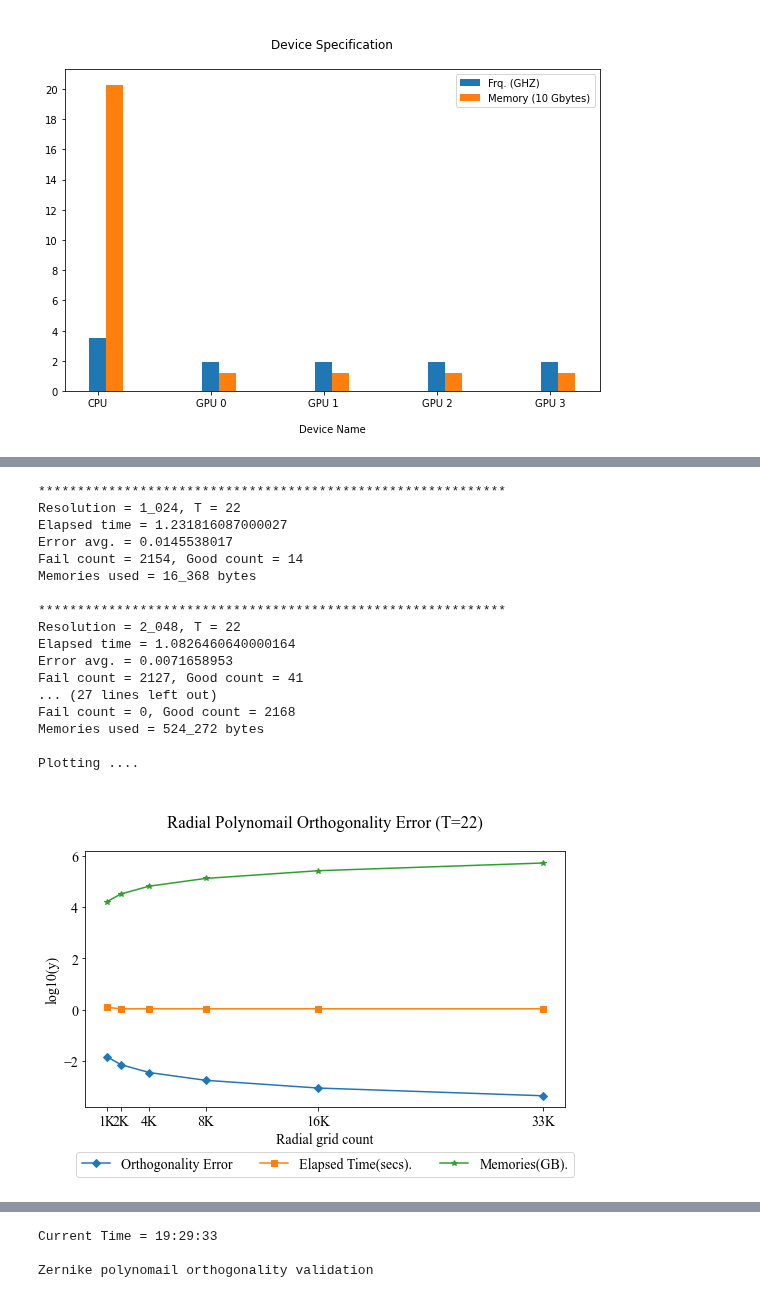
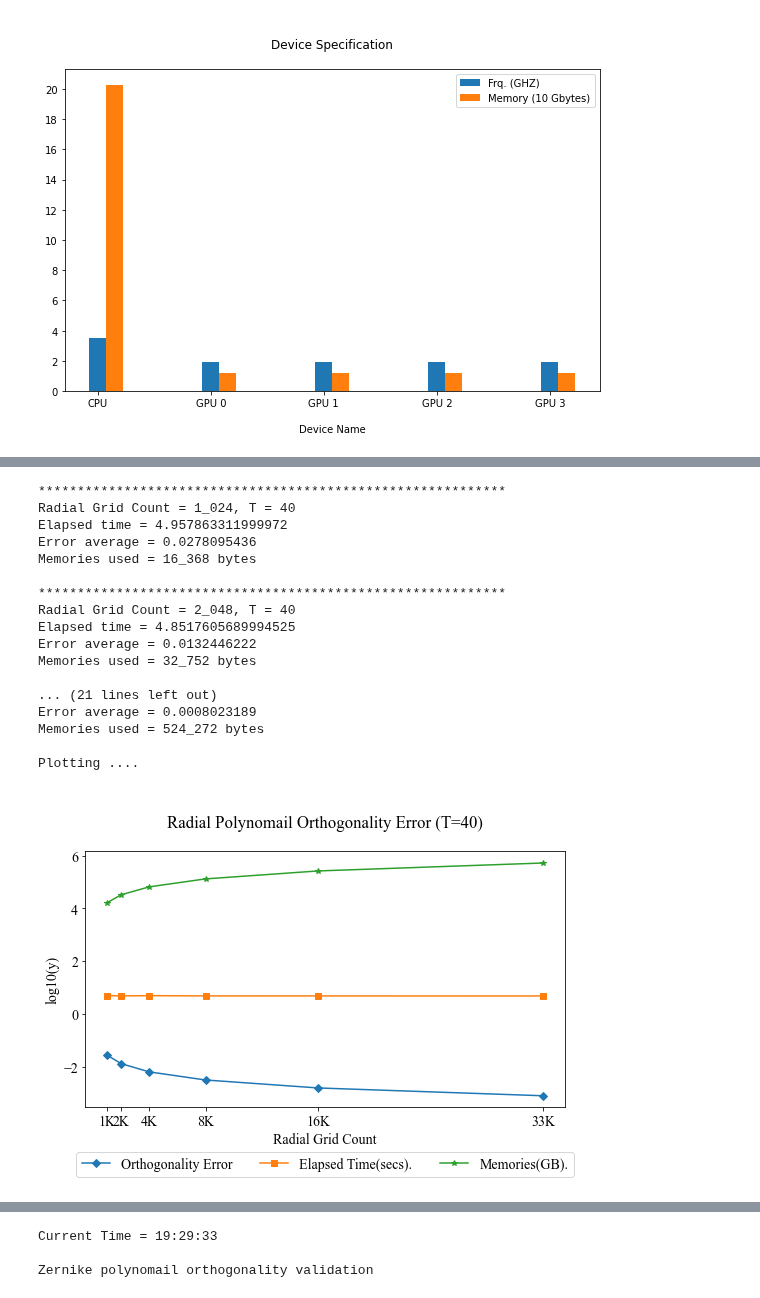
Before and after one commit to sunabove/Zernike, a Jupyter notebook: AZernike.ipynb, the cells around one changed output, grey strips where cells are left out. Cells and saved outputs as stored; diff of their text form; code cells hidden in the pictures.

```diff
--- a/AZernike.ipynb
+++ b/AZernike.ipynb
@@ -121,7 +122,7 @@ datas.append( { "order" : (6, 4), "coeffs" : [6, -5] })
 plt.rcParams["font.family"] = "Times New Roman"
 plt.rcParams["font.size"] = "14"
 row_cnt = 3; col_cnt = 2
-fig, charts = plt.subplots( row_cnt, col_cnt, figsize=( 8.05*col_cnt, 5*row_cnt) )
+fig, charts = plt.subplots( row_cnt, col_cnt, figsize=( 8.05*col_cnt, 6.3*row_cnt) )
 charts = charts.flatten() if row_cnt*col_cnt > 1 else [ charts ]
 
 step = 1/30
@@ -146,18 +147,20 @@ for data in datas :
     pass
 
     chart = charts[q]
-    chart.plot( cupy.asnumpy( rho ), cupy.asnumpy( r_pl_analytic ), linestyle="solid" )
-    chart.plot( cupy.asnumpy( rho ), cupy.asnumpy( r_pl_numeric ), markers[p], label=f"R{p}{q}" )
+    chart.plot( cupy.asnumpy( rho ), cupy.asnumpy( r_pl_analytic ), linestyle="solid", label=f"R{p}{q} Analytic" )
+    chart.plot( cupy.asnumpy( rho ), cupy.asnumpy( r_pl_numeric ), markers[p], label=f"R{p}{q} Numeric" )
     chart.set_xlim(  0, 1 )
-    chart.set_ylim( -1, 1 )
+    chart.set_ylim( -1.1, 1.1 )
     chart.set_xlabel( "ρ" )
     chart.set_ylabel( f"Rp{q}(ρ)" )
     chart.set_title( f"\nq = {q}\n" )
     chart.legend()
-    #chart.legend(loc='upper left', bbox_to_anchor=(0.5, 0.1), fancybox=True, shadow=0, ncol=len(datas)//2)
+    chart.legend(loc="upper center", bbox_to_anchor=(0.5, -0.15), ncol=3)
 pass
 
-plt.tight_layout(); plt.show()
+plt.tight_layout();
+plt.savefig( f"./result/zernike_01_radial_function.png" )
+plt.show()
 #print( f"rho = {rho}" )
 
 print( "Done.")
@@ -191,14 +194,13 @@ else :
     import numpy as np
 pass
 
-def validte_radial_polynomial( T = 6, use_hash = 0) :
+def validte_radial_polynomial( T = 6, use_hash = 0, debug=0) :
     print_curr_time()
 
     print( "Radial polynomail orthogonality validation" )
 
     numpy.set_printoptions(suppress=1)
 
-    debug = 1
     error_avgs = []
     elapsed_list = []
 
@@ -206,17 +208,10 @@ def validte_radial_polynomial( T = 6, use_hash = 0) :
     memories = []
 
     for grid_count in tqdm( resolutions, desc="Resolution" ):
-
-        if debug :
-            print( line2 )
-            print( f"Resolution = {grid_count:_}, T = {T}" )
-        pass
-
         then = perf_counter()
 
         dr = 1.0/grid_count
 
-        #rho = np.arange( 0, 1 + dr, dr )
         rho = np.linspace( 0, 1 + dr, grid_count )
         rho = rho[ np.where( rho <= 1 ) ]
 
@@ -276,9 +271,11 @@ def validte_radial_polynomial( T = 6, use_hash = 0) :
         elapsed_list.append( elapsed )
 
         if debug :
+            print( line2 )
+            print( f"Radial Grid Count = {grid_count:_}, T = {T}" )
             print( f"Elapsed time = { elapsed }" )
-            print( f"Error avg. = {error_avg:.10f}" )
-            print( f"Fail count = {fail_cnt}, Good count = {good_cnt}", flush="True" )
+            print( f"Error average = {error_avg:.10f}" )
+            #print( f"Fail count = {fail_cnt}, Good count = {good_cnt}", flush="True" )
             print( f"Memories used = {mem_max:_} bytes" )
         pass
     pass
@@ -311,20 +308,22 @@ def validte_radial_polynomial( T = 6, use_hash = 0) :
     chart.plot( resolutions, memories, marker="*", label="Memories(GB)." )
 
     chart.set_title( f"\nRadial Polynomail Orthogonality Error (T={T})\n" )
-    chart.set_xlabel( "Radial grid count\n\n" )
+    chart.set_xlabel( "Radial Grid Count\n\n" )
     chart.set_ylabel( "log10(y)" )
     chart.set_xticks( resolutions )
     chart.set_xticklabels( [ f"{x/1_000:1.0f}K" for x in resolutions ] )
     chart.legend(loc="lower center", bbox_to_anchor=(0.5, -0.3), ncol=3)
 
-    plt.tight_layout(); plt.show()
+    plt.tight_layout();
+    plt.savefig( f"./result/zernike_02_radial_orthogonality.png" )
+    plt.show()
 
     print_curr_time()
 pass # -- validte_radial_polynomial
 
-T = 22 #6 #10 # 20
+T = 40 #6 #10 # 20
 
-validte_radial_polynomial( T=T, use_hash=1 )
+validte_radial_polynomial( T=T, use_hash=1, debug=1 )
 # %% [output]
 use_gpu = 1
 import cupy as np
@@ -332,19 +331,19 @@ Current Time = 19:06:35
 Radial polynomail orthogonality validation
 ************************************************************
-Resolution = 1_024, T = 22
-Elapsed time = 1.231816087000027
-Error avg. = 0.0145538017
-Fail count = 2154, Good count = 14
+Radial Grid Count = 1_024, T = 40
+Elapsed time = 4.957863311999972
+Error average = 0.0278095436
 Memories used = 16_368 bytes
 
 ************************************************************
-Resolution = 2_048, T = 22
-Elapsed time = 1.0826460640000164
-Error avg. = 0.0071658953
-Fail count = 2127, Good count = 41
-... (27 lines left out)
-Fail count = 0, Good count = 2168
+Radial Grid Count = 2_048, T = 40
+Elapsed time = 4.8517605689994525
+Error average = 0.0132446222
+Memories used = 32_752 bytes
+
+... (21 lines left out)
+Error average = 0.0008023189
 Memories used = 524_272 bytes
 
 Plotting ....
-[figure, old version]
+[figure, new version]
```
Also changed, not shown: parts of 3 cells of this notebook, 2 other files.
